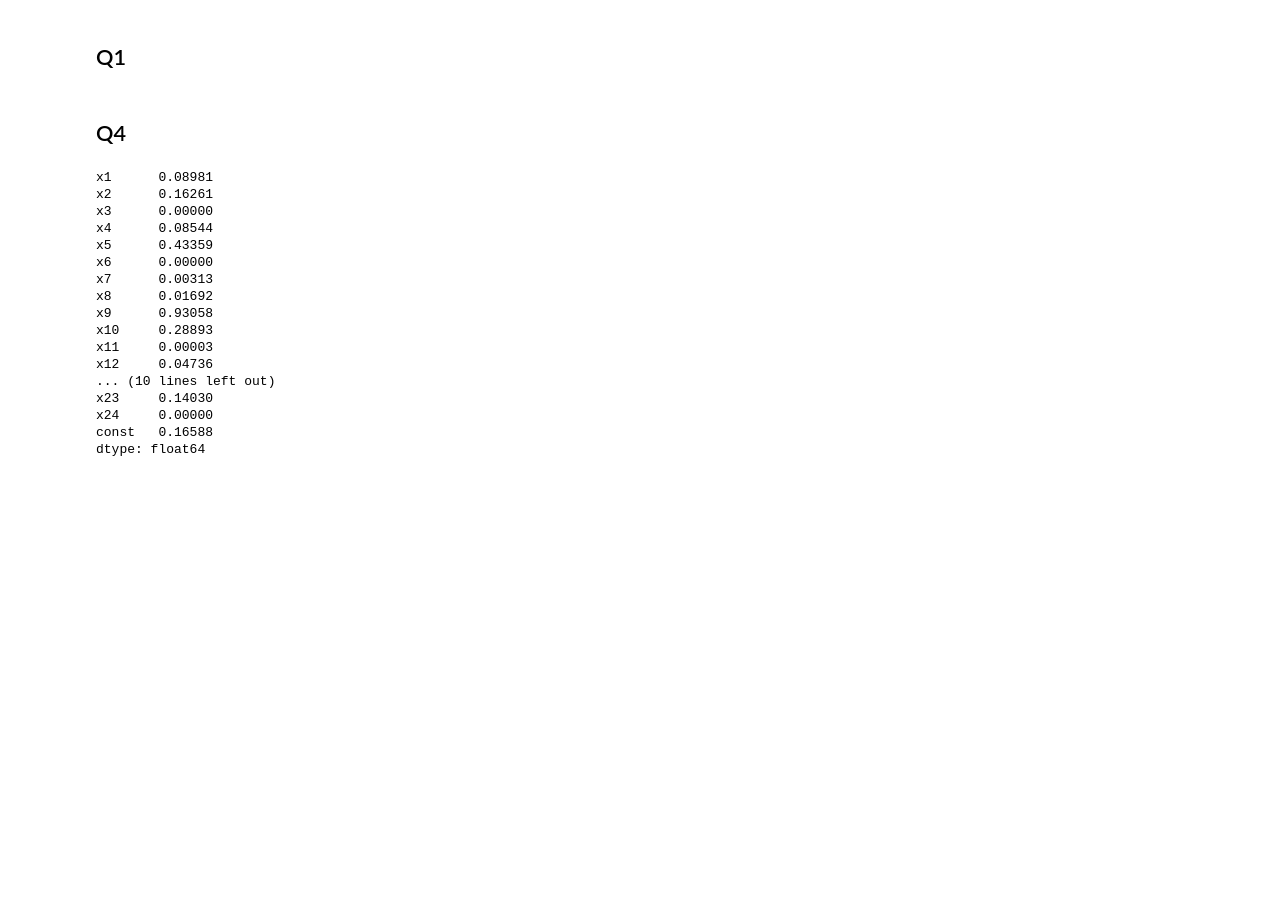
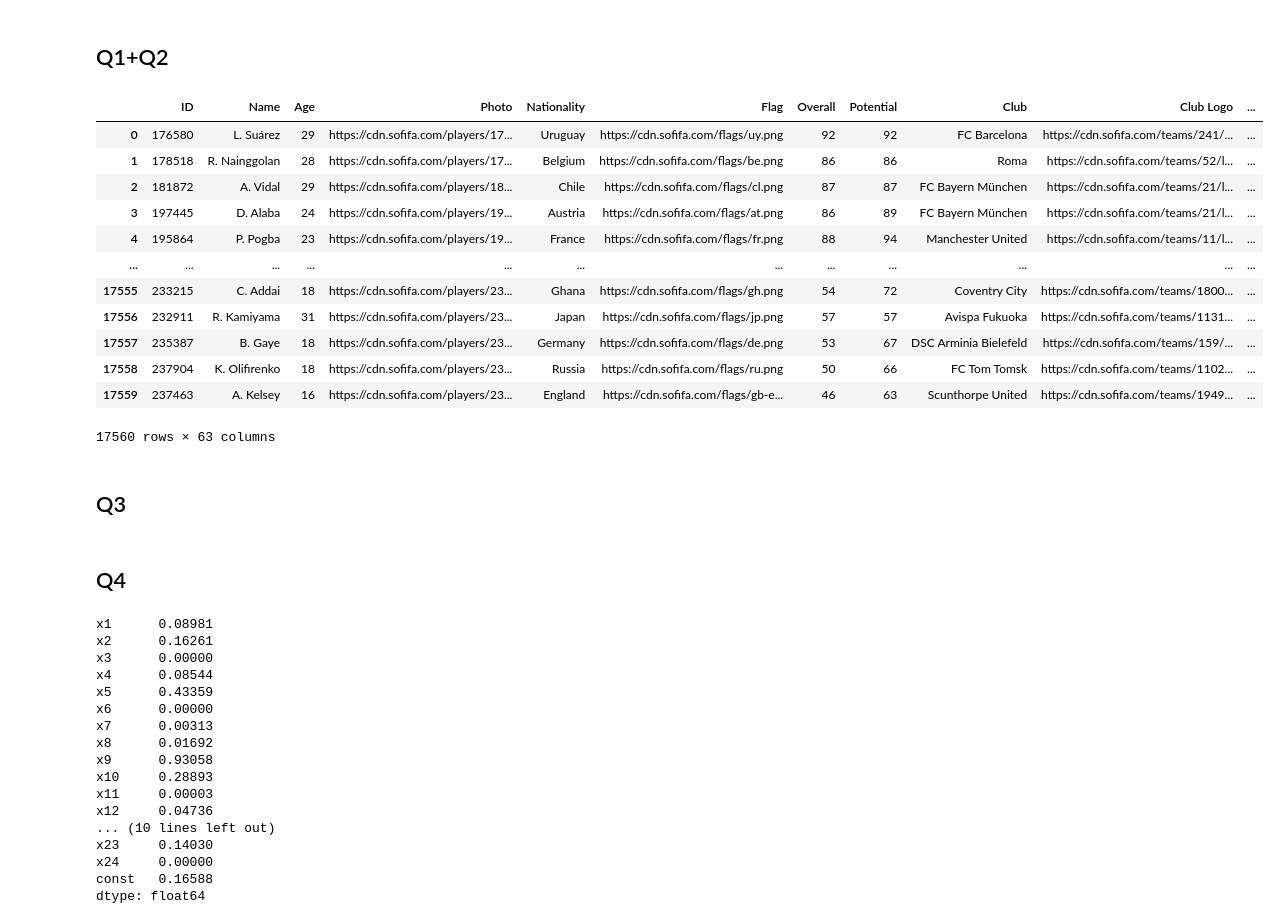
Before and after one commit to 1spb/ex1_stat_learning, a Jupyter notebook: ex1.ipynb, the cells around one changed output. Drawn from its saved outputs; the diff is of its cells as text; code cells hidden in the pictures; blank space fills up the shorter version.

Commit message:
fifa2

```diff
--- a/ex1.ipynb
+++ b/ex1.ipynb
@@ -7,3 +7,3 @@ import matplotlib.pyplot as plt
 pd.options.display.float_format = '{:.5f}'.format
 # %% [markdown]
-## Q1
+## Q1+Q2
@@ -12,3 +25,21 @@ fifa_df=pd.read_csv("FIFA17_official_data.csv")
+# %%
+fifa_df
+# %% [output]
+|  | ID | Name | Age | Photo | Nationality | Flag | Overall | Potential | Club | Club Logo | ... |
+| 0 | 176580 | L. Suárez | 29 | https://cdn.sofifa.com/players/17... | Uruguay | https://cdn.sofifa.com/flags/uy.png | 92 | 92 | FC Barcelona | https://cdn.sofifa.com/teams/241/... | ... |
+| 1 | 178518 | R. Nainggolan | 28 | https://cdn.sofifa.com/players/17... | Belgium | https://cdn.sofifa.com/flags/be.png | 86 | 86 | Roma | https://cdn.sofifa.com/teams/52/l... | ... |
+| 2 | 181872 | A. Vidal | 29 | https://cdn.sofifa.com/players/18... | Chile | https://cdn.sofifa.com/flags/cl.png | 87 | 87 | FC Bayern München | https://cdn.sofifa.com/teams/21/l... | ... |
+| 3 | 197445 | D. Alaba | 24 | https://cdn.sofifa.com/players/19... | Austria | https://cdn.sofifa.com/flags/at.png | 86 | 89 | FC Bayern München | https://cdn.sofifa.com/teams/21/l... | ... |
+| 4 | 195864 | P. Pogba | 23 | https://cdn.sofifa.com/players/19... | France | https://cdn.sofifa.com/flags/fr.png | 88 | 94 | Manchester United | https://cdn.sofifa.com/teams/11/l... | ... |
+| ... | ... | ... | ... | ... | ... | ... | ... | ... | ... | ... | ... |
+| 17555 | 233215 | C. Addai | 18 | https://cdn.sofifa.com/players/23... | Ghana | https://cdn.sofifa.com/flags/gh.png | 54 | 72 | Coventry City | https://cdn.sofifa.com/teams/1800... | ... |
+| 17556 | 232911 | R. Kamiyama | 31 | https://cdn.sofifa.com/players/23... | Japan | https://cdn.sofifa.com/flags/jp.png | 57 | 57 | Avispa Fukuoka | https://cdn.sofifa.com/teams/1131... | ... |
+| 17557 | 235387 | B. Gaye | 18 | https://cdn.sofifa.com/players/23... | Germany | https://cdn.sofifa.com/flags/de.png | 53 | 67 | DSC Arminia Bielefeld | https://cdn.sofifa.com/teams/159/... | ... |
+| 17558 | 237904 | K. Olifirenko | 18 | https://cdn.sofifa.com/players/23... | Russia | https://cdn.sofifa.com/flags/ru.png | 50 | 66 | FC Tom Tomsk | https://cdn.sofifa.com/teams/1102... | ... |
+| 17559 | 237463 | A. Kelsey | 16 | https://cdn.sofifa.com/players/23... | England | https://cdn.sofifa.com/flags/gb-e... | 46 | 63 | Scunthorpe United | https://cdn.sofifa.com/teams/1949... | ... |
+17560 rows × 63 columns
+# %% [markdown]
+## Q3
 # %% [markdown]
 ## Q4
 # %%
```
Also changed, not shown: parts of 3 cells of this notebook.
